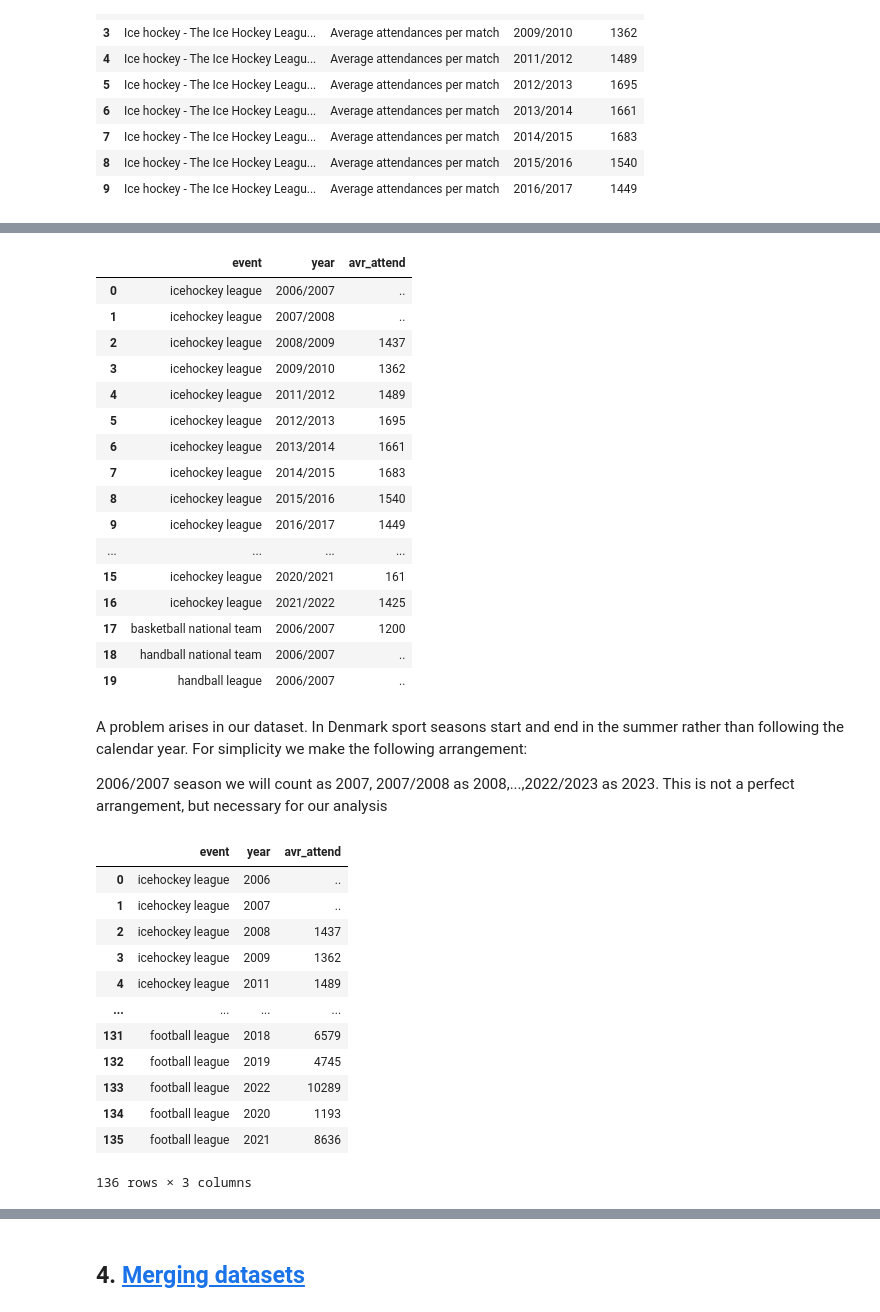
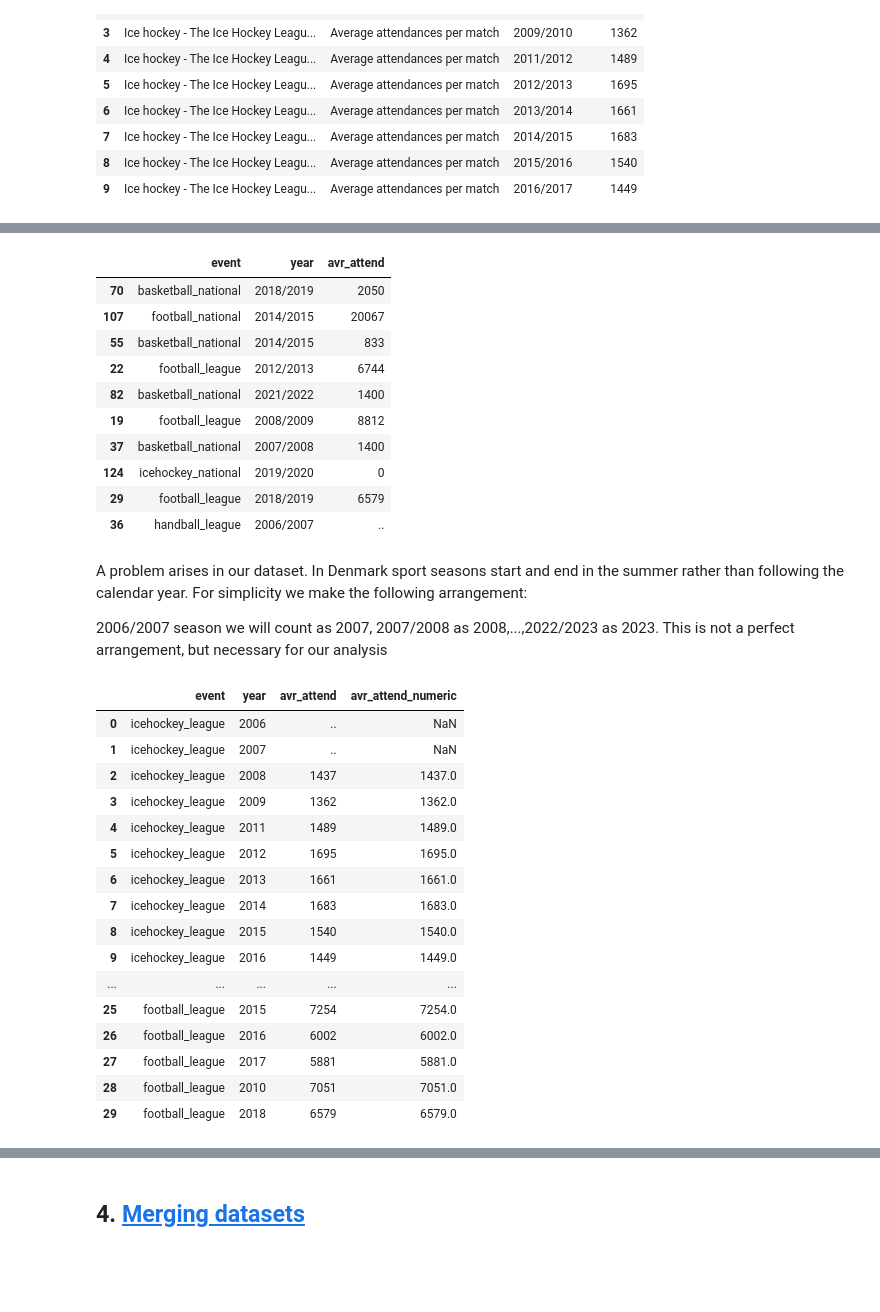
Before and after one commit to NumEconCopenhagen/projects-2024-Simon-C-og-Jens-H, a Jupyter notebook: dataproject/dataproject.ipynb, the cells around one changed output, grey strips where cells are left out. Drawn from its saved outputs; the diff is of its cells as text; code cells hidden in the pictures; blank space fills up the shorter version.

```diff
--- a/dataproject/dataproject.ipynb
+++ b/dataproject/dataproject.ipynb
@@ -433,38 +430,32 @@ sport_api.head(20)
 # %%
 # Changing the names of the events
 new_names = {
-    'Ice hockey - The Ice Hockey League - Season total - men':'icehockey league',
-    'Ice hockey - International (In Denmark) - men':'icehockey national team',
-    'Basketball - International (In Denmark) - men':'basketball national team',
-    'Football - International (In Denmark) - men':'football national team',
-    'Football - Superleague - men':'football league',
-    'Basketball -The Basketball League season total - men':'basketball league',
-    'Handball - International (In Denmark) - men':'handball national team',
-    'Handball - The Handball League season total - men':'handball league'
+    'Ice hockey - The Ice Hockey League - Season total - men':'icehockey_league',
+    'Ice hockey - International (In Denmark) - men':'icehockey_national',
+    'Basketball - International (In Denmark) - men':'basketball_national',
+    'Football - International (In Denmark) - men':'football_national',
+    'Football - Superleague - men':'football_league',
+    'Basketball -The Basketball League season total - men':'basketball_league',
+    'Handball - International (In Denmark) - men':'handball_national',
+    'Handball - The Handball League season total - men':'handball_league'
 }
 
 # Applying the new names
 sport_api['event'] = sport_api['event'].replace(new_names)
 
-sport_api.head(20)
+sport_api.sample(10)
 # %% [output]
 |  | event | year | avr_attend |
-| 0 | icehockey league | 2006/2007 | .. |
-| 1 | icehockey league | 2007/2008 | .. |
-| 2 | icehockey league | 2008/2009 | 1437 |
-| 3 | icehockey league | 2009/2010 | 1362 |
-| 4 | icehockey league | 2011/2012 | 1489 |
-| 5 | icehockey league | 2012/2013 | 1695 |
-| 6 | icehockey league | 2013/2014 | 1661 |
-| 7 | icehockey league | 2014/2015 | 1683 |
-| 8 | icehockey league | 2015/2016 | 1540 |
-| 9 | icehockey league | 2016/2017 | 1449 |
-| ... | ... | ... | ... |
-| 15 | icehockey league | 2020/2021 | 161 |
-| 16 | icehockey league | 2021/2022 | 1425 |
-| 17 | basketball national team | 2006/2007 | 1200 |
-| 18 | handball national team | 2006/2007 | .. |
-| 19 | handball league | 2006/2007 | .. |
+| 70 | basketball_national | 2018/2019 | 2050 |
+| 107 | football_national | 2014/2015 | 20067 |
+| 55 | basketball_national | 2014/2015 | 833 |
+| 22 | football_league | 2012/2013 | 6744 |
+| 82 | basketball_national | 2021/2022 | 1400 |
+| 19 | football_league | 2008/2009 | 8812 |
+| 37 | basketball_national | 2007/2008 | 1400 |
+| 124 | icehockey_national | 2019/2020 | 0 |
+| 29 | football_league | 2018/2019 | 6579 |
+| 36 | handball_league | 2006/2007 | .. |
 # %% [markdown]
 A problem arises in our dataset. In Denmark sport seasons start and end in the summer rather than following the calendar year. For simplicity we make the following arrangement:
 
@@ -474,44 +465,49 @@ A problem arises in our dataset. In Denmark sport seasons start and end in the s
 new_years = {
     '2006/2007':'2007',
     '2007/2008':'2008',
     '2008/2009':'2009',
     '2009/2010':'2010',
     '2010/2011':'2011',
     '2011/2012':'2012',
     '2012/2013':'2013',
     '2013/2014':'2014',
     '2014/2015':'2015',
     '2015/2016':'2016',
     '2016/2017':'2017',
     '2017/2018':'2018',
     '2018/2019':'2019',
     '2019/2020':'2020',
     '2020/2021':'2021',
     '2021/2022':'2022',
     '2022/2023':'2023'
 }
 
 # Tries to create a loop for simplicity
 new_year_loop = {}
 for year in range(2006,2023+1):
     year_str = str(year)
     next_year_str = str(year+1)
     new_year_loop[f'{year_str}/{next_year_str}'] = year_str
 
 # Check
 sport_api['year'] = sport_api['year'].replace(new_year_loop)
-sport_api
+sport_api['avr_attend_numeric'] = pd.to_numeric(sport_api['avr_attend'], errors='coerce')
+sport_api.head(30)
 # %% [output]
-|  | event | year | avr_attend |
-| 0 | icehockey league | 2006 | .. |
-| 1 | icehockey league | 2007 | .. |
-| 2 | icehockey league | 2008 | 1437 |
-| 3 | icehockey league | 2009 | 1362 |
-| 4 | icehockey league | 2011 | 1489 |
-| ... | ... | ... | ... |
-| 131 | football league | 2018 | 6579 |
-| 132 | football league | 2019 | 4745 |
-| 133 | football league | 2022 | 10289 |
-| 134 | football league | 2020 | 1193 |
-| 135 | football league | 2021 | 8636 |
+|  | event | year | avr_attend | avr_attend_numeric |
+| 0 | icehockey_league | 2006 | .. | NaN |
+| 1 | icehockey_league | 2007 | .. | NaN |
+| 2 | icehockey_league | 2008 | 1437 | 1437.0 |
+| 3 | icehockey_league | 2009 | 1362 | 1362.0 |
+| 4 | icehockey_league | 2011 | 1489 | 1489.0 |
+| 5 | icehockey_league | 2012 | 1695 | 1695.0 |
+| 6 | icehockey_league | 2013 | 1661 | 1661.0 |
+| 7 | icehockey_league | 2014 | 1683 | 1683.0 |
+| 8 | icehockey_league | 2015 | 1540 | 1540.0 |
+| 9 | icehockey_league | 2016 | 1449 | 1449.0 |
+| ... | ... | ... | ... | ... |
+| 25 | football_league | 2015 | 7254 | 7254.0 |
+| 26 | football_league | 2016 | 6002 | 6002.0 |
+| 27 | football_league | 2017 | 5881 | 5881.0 |
+| 28 | football_league | 2010 | 7051 | 7051.0 |
+| 29 | football_league | 2018 | 6579 | 6579.0 |
-136 rows × 3 columns
```
Also changed, not shown: parts of 10 cells of this notebook.
